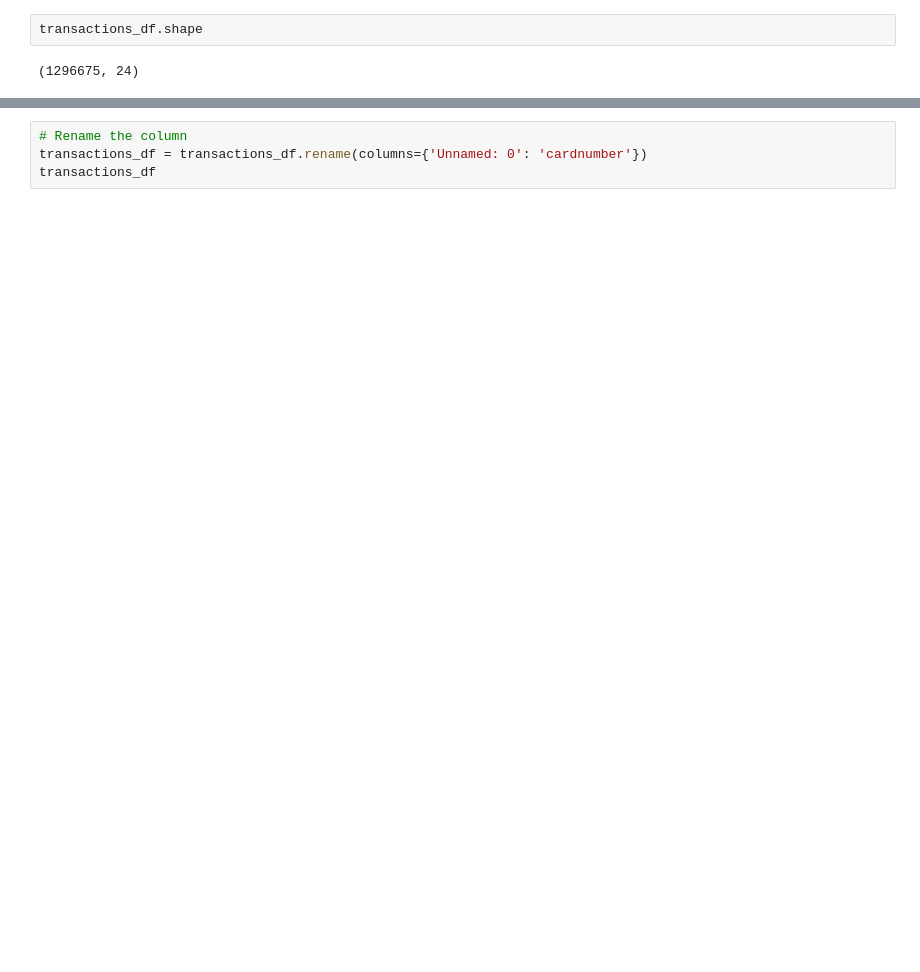
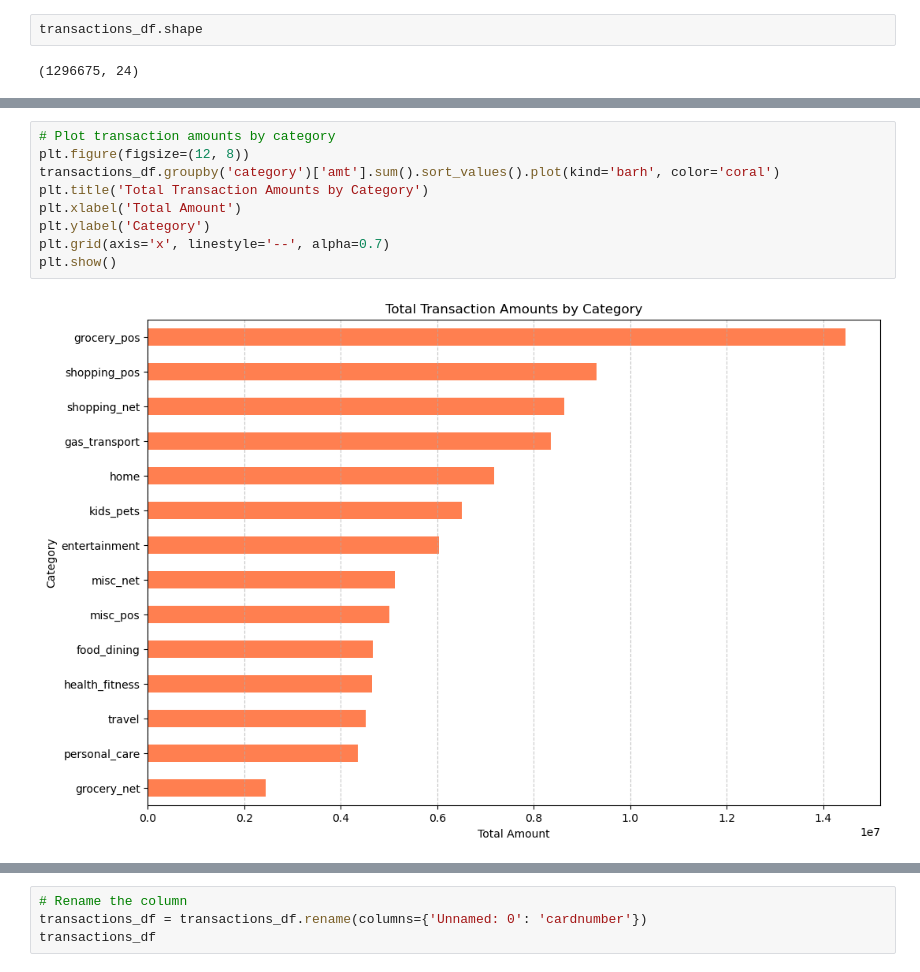
Before and after one commit to N80m6o/lab-sql-joins, a Jupyter notebook: Mini_Project_Week_4.ipynb, the cells around one changed output, grey strips where cells are left out. Drawn from its saved outputs; the diff is of its cells as text; blank space fills up the shorter version.

```diff
--- a/Mini_Project_Week_4.ipynb
+++ b/Mini_Project_Week_4.ipynb
@@ -96,0 +205,11 @@ transactions_df.shape
+# %%
+# Plot transaction amounts by category
+plt.figure(figsize=(12, 8))
+transactions_df.groupby('category')['amt'].sum().sort_values().plot(kind='barh', color='coral')
+plt.title('Total Transaction Amounts by Category')
+plt.xlabel('Total Amount')
+plt.ylabel('Category')
+plt.grid(axis='x', linestyle='--', alpha=0.7)
+plt.show()
+# %% [output]
+[figure, added]
```
Also changed, not shown: parts of 21 cells of this notebook.
